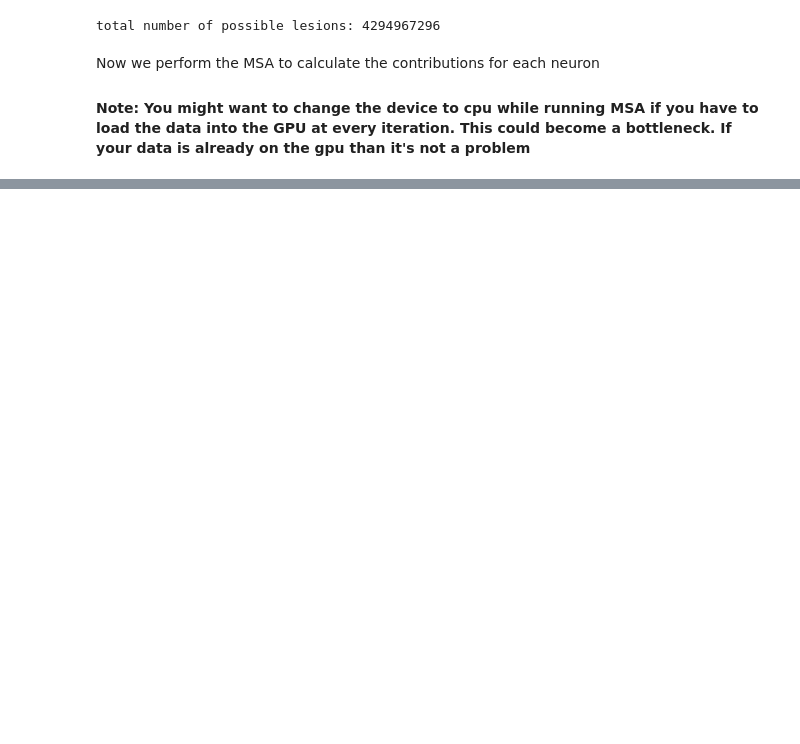
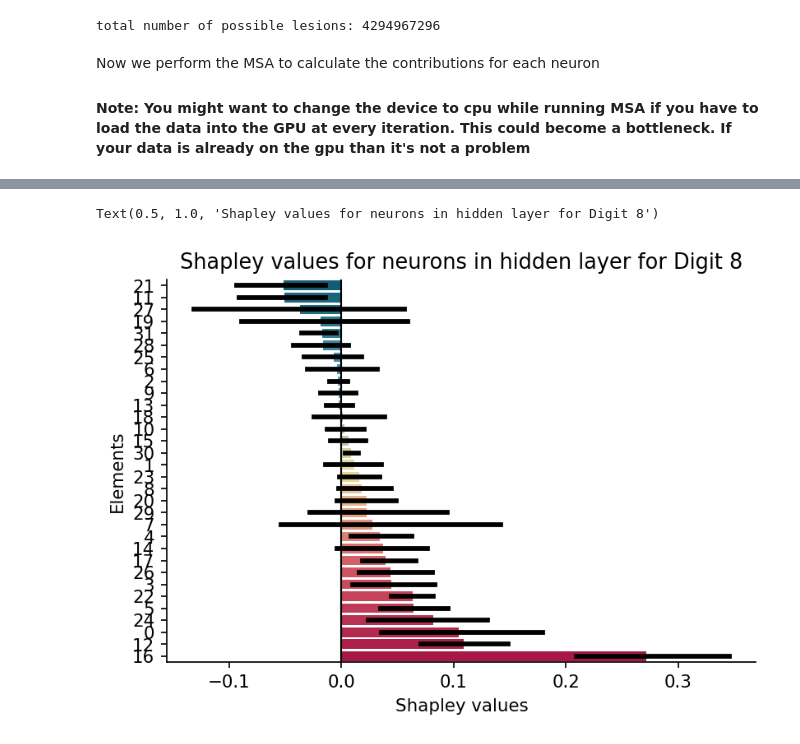
Before and after one commit to kuffmode/msa, a Jupyter notebook: docs/examples/mnist_torch.ipynb, the cells around one changed output, grey strips where cells are left out. Cells and saved outputs as stored; diff of their text form; code cells hidden in the pictures; blank space fills up the shorter version.

```diff
--- a/docs/examples/mnist_torch.ipynb
+++ b/docs/examples/mnist_torch.ipynb
@@ -189,0 +224,13 @@ plt.savefig(f"{FIGPATH}Shapley.pdf",dpi=300,bbox_inches='tight')
+# %%
+shapley_table_digit8 = ut.sorter(shapley_table['8']) # sorting based on the average contribution (Shapley values)
+
+fig,ax = plt.subplots()
+colors = pl.color_code(shapley_table=shapley_table_digit8)
+pl.plot_shapley_ranks(shapley_table=shapley_table_digit8,colors=colors,ax=ax)
+fig.set_dpi(154)
+plt.xlabel('Shapley values')
+plt.ylabel('Elements')
+plt.title('Shapley values for neurons in hidden layer for Digit 8')
+# %% [output]
+Text(0.5, 1.0, 'Shapley values for neurons in hidden layer for Digit 8')
+[figure, added]
```
Also changed, not shown: parts of 10 cells of this notebook, 1 other file.
